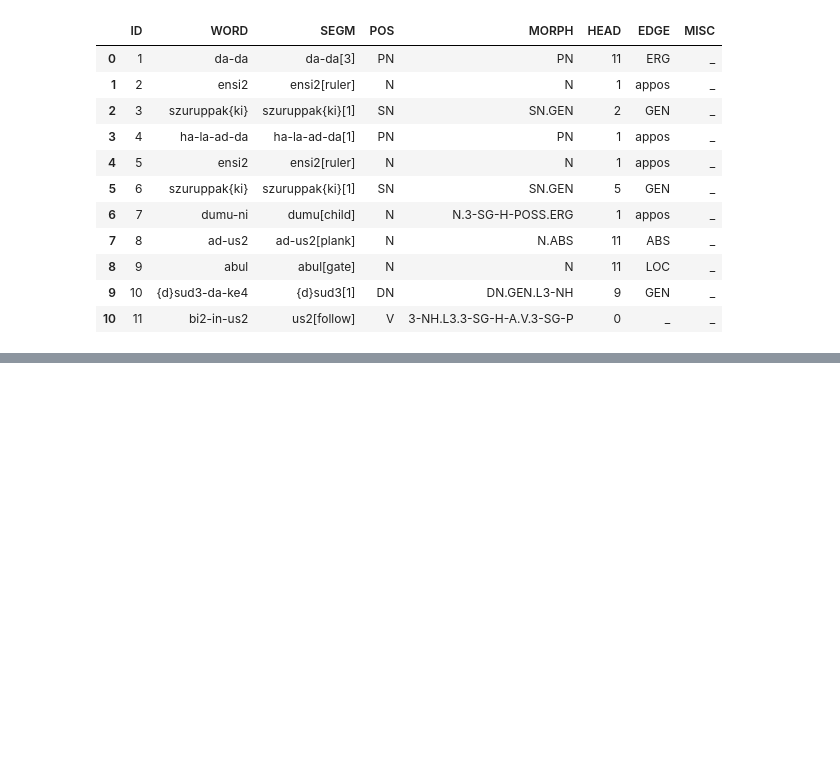
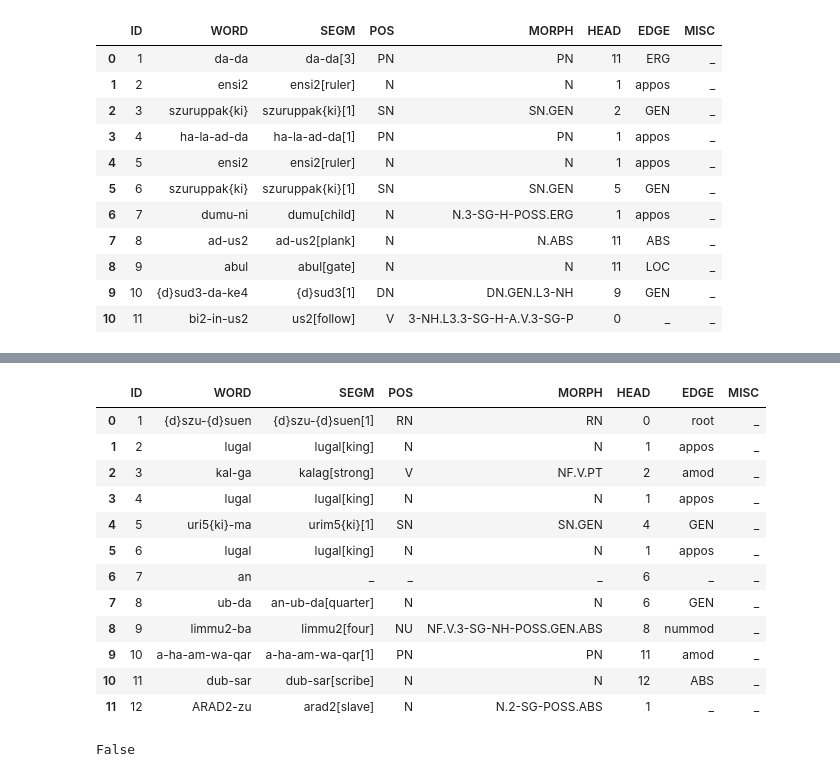
Before and after one commit to jzywaaaaa/Cleaning-Conll-Output-of-the-Royal-Subcorpus, a Jupyter notebook: Conll_clean_up.ipynb, the cells around one changed output, grey strips where cells are left out. Cells and saved outputs as stored; diff of their text form; code cells hidden in the pictures; blank space fills up the shorter version.

```diff
--- a/Conll_clean_up.ipynb
+++ b/Conll_clean_up.ipynb
@@ -39,0 +65,21 @@ df
+# %%
+read_conll('./royal_subcorpus_data/P430122.conll')
+# %% [output]
+|  | ID | WORD | SEGM | POS | MORPH | HEAD | EDGE | MISC |
+| 0 | 1 | {d}szu-{d}suen | {d}szu-{d}suen[1] | RN | RN | 0 | root | _ |
+| 1 | 2 | lugal | lugal[king] | N | N | 1 | appos | _ |
+| 2 | 3 | kal-ga | kalag[strong] | V | NF.V.PT | 2 | amod | _ |
+| 3 | 4 | lugal | lugal[king] | N | N | 1 | appos | _ |
+| 4 | 5 | uri5{ki}-ma | urim5{ki}[1] | SN | SN.GEN | 4 | GEN | _ |
+| 5 | 6 | lugal | lugal[king] | N | N | 1 | appos | _ |
+| 6 | 7 | an | _ | _ | _ | 6 | _ | _ |
+| 7 | 8 | ub-da | an-ub-da[quarter] | N | N | 6 | GEN | _ |
+| 8 | 9 | limmu2-ba | limmu2[four] | NU | NF.V.3-SG-NH-POSS.GEN.ABS | 8 | nummod | _ |
+| 9 | 10 | a-ha-am-wa-qar | a-ha-am-wa-qar[1] | PN | PN | 11 | amod | _ |
+| 10 | 11 | dub-sar | dub-sar[scribe] | N | N | 12 | ABS | _ |
+| 11 | 12 | ARAD2-zu | arad2[slave] | N | N.2-SG-POSS.ABS | 1 | _ | _ |
+# %%
+d = pd.read_fwf(subcorpus_file_loc)
+'#' in data.columns
+# %% [output]
+False
```
Also changed, not shown: parts of 16 cells of this notebook.
